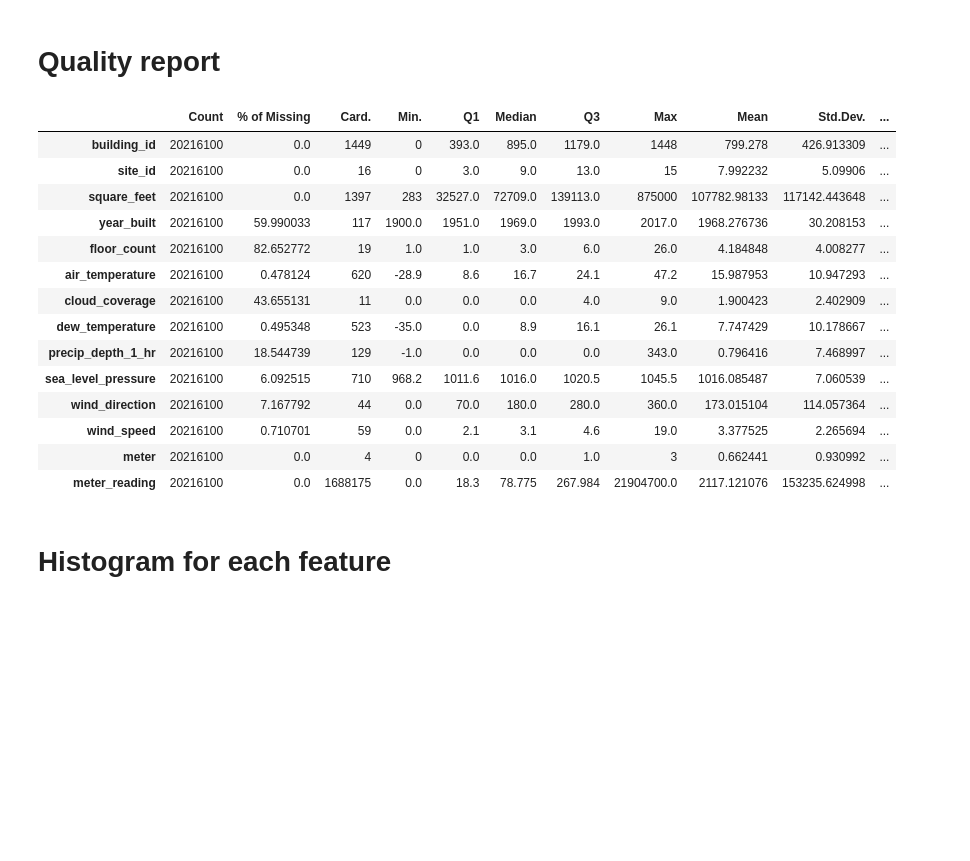
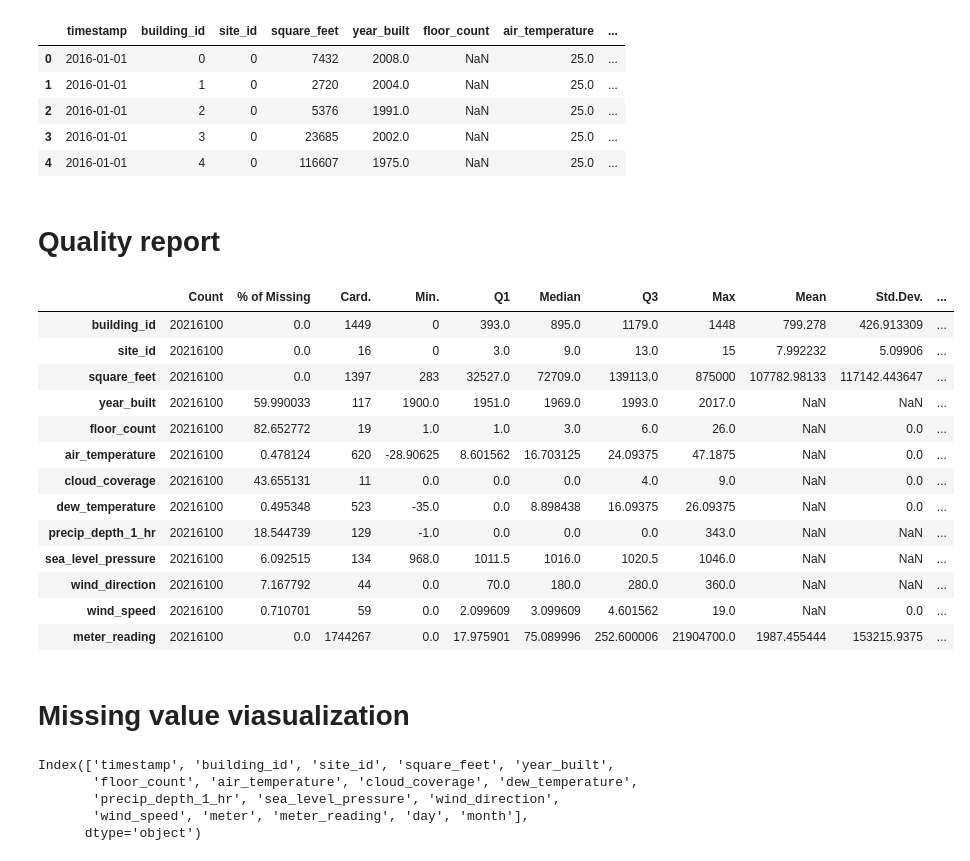
Before and after one commit to mimcclure/Datamining_spring2022_project, a Jupyter notebook: Datamining_project_Energyconsumption_2022spring_JinsuHong.ipynb, the cells around one changed output. Saved outputs shown, nothing was run; the diff lists cells and outputs as text; code cells hidden in the pictures; blank space fills up the shorter version.

```diff
--- a/Datamining_project_Energyconsumption_2022spring_JinsuHong.ipynb
+++ b/Datamining_project_Energyconsumption_2022spring_JinsuHong.ipynb
@@ -63,3 +158,0 @@ df_inner = pd.merge(df_train, df_meta, left_on='building_id', right_on='building
-# %%
-df_inner = df_inner[['building_id', 'timestamp','site_id', 'meter', 'meter_reading','primary_use', 'square_feet', 'year_built', 'floor_count']]
-df_inner
@@ -97,6 +165,13 @@ df_train_total
 # %%
-df = df_train_total[['building_id', 'timestamp', 'site_id',
+# To change column sequence
+df = df_train_total[['timestamp', 'building_id', 'site_id',
                      'square_feet', 'year_built', 'floor_count',
                      'air_temperature', 'cloud_coverage', 'dew_temperature',
                      'precip_depth_1_hr', 'sea_level_pressure', 'wind_direction',
                      'wind_speed', 'meter', 'meter_reading']]
+# To change timestamp to datetime
+df['timestamp'] = pd.to_datetime(df['timestamp'])
+df['day'] = df['timestamp'].dt.date
+df['month'] = df['timestamp'].dt.month
+
+df.info()
@@ -121,8 +201,25 @@ df.columns.tolist()
+# %%
+# To convert kBTU (meter 0 of site 0) into kWh
+# check detial information here(https://www.kaggle.com/c/ashrae-energy-prediction/discussion/119261)
+con1 = df['site_id']==0
+con2 = df['meter'] == 0
+df.loc[con1&con2,'meter_reading'] = df.loc[con1&con2,'meter_reading']/3.412
+# %%
+df.head()
+# %% [output]
+|  | timestamp | building_id | site_id | square_feet | year_built | floor_count | air_temperature | ... |
+| 0 | 2016-01-01 | 0 | 0 | 7432 | 2008.0 | NaN | 25.0 | ... |
+| 1 | 2016-01-01 | 1 | 0 | 2720 | 2004.0 | NaN | 25.0 | ... |
+| 2 | 2016-01-01 | 2 | 0 | 5376 | 1991.0 | NaN | 25.0 | ... |
+| 3 | 2016-01-01 | 3 | 0 | 23685 | 2002.0 | NaN | 25.0 | ... |
+| 4 | 2016-01-01 | 4 | 0 | 116607 | 1975.0 | NaN | 25.0 | ... |
 # %%
-df_check = df[['building_id','site_id','square_feet','year_built',
+# Data quality report for continuous features
+num_col_list = ['building_id','site_id','square_feet','year_built',
                'floor_count','air_temperature','cloud_coverage','dew_temperature',
                'precip_depth_1_hr', 'sea_level_pressure', 'wind_direction', 'wind_speed',
-               'meter','meter_reading']]
+               'meter_reading']
+df_check = df[num_col_list]
 
 dic_new_numerric = {}
 for (name, series) in df_check.iteritems():
@@ -132,27 +229,35 @@ for (name, series) in df_check.iteritems():
                               df[name].median(), df[name].quantile(0.75), # Median / Q3
                               df[name].max(), df[name].mean(), df[name].std()," "] # Max / Mean / Std.Dev / Notes
 
-df_new_num = pd.DataFrame(dic_new_numerric, index=['Count','% of Missing','Card.','Min.', 'Q1', 'Median', 'Q3', 'Max', 'Mean', 'Std.Dev.', "Notes"])
-df_new_num = df_new_num.transpose()
+df_qual_report = pd.DataFrame(dic_new_numerric, index=['Count','% of Missing','Card.','Min.', 'Q1', 'Median', 'Q3', 'Max', 'Mean', 'Std.Dev.', "Notes"])
+df_qual_report = df_qual_report.transpose()
-# %% [markdown]
-# Quality report
+# %% [markdown]
+# Quality report
 # %%
-df_new_num
+# To find high missing value and low cardinality
+df_qual_report
 # %% [output]
 |  | Count | % of Missing | Card. | Min. | Q1 | Median | Q3 | Max | Mean | Std.Dev. | ... |
 | building_id | 20216100 | 0.0 | 1449 | 0 | 393.0 | 895.0 | 1179.0 | 1448 | 799.278 | 426.913309 | ... |
 | site_id | 20216100 | 0.0 | 16 | 0 | 3.0 | 9.0 | 13.0 | 15 | 7.992232 | 5.09906 | ... |
-| square_feet | 20216100 | 0.0 | 1397 | 283 | 32527.0 | 72709.0 | 139113.0 | 875000 | 107782.98133 | 117142.443648 | ... |
-| year_built | 20216100 | 59.990033 | 117 | 1900.0 | 1951.0 | 1969.0 | 1993.0 | 2017.0 | 1968.276736 | 30.208153 | ... |
-| floor_count | 20216100 | 82.652772 | 19 | 1.0 | 1.0 | 3.0 | 6.0 | 26.0 | 4.184848 | 4.008277 | ... |
-| air_temperature | 20216100 | 0.478124 | 620 | -28.9 | 8.6 | 16.7 | 24.1 | 47.2 | 15.987953 | 10.947293 | ... |
-| cloud_coverage | 20216100 | 43.655131 | 11 | 0.0 | 0.0 | 0.0 | 4.0 | 9.0 | 1.900423 | 2.402909 | ... |
-| dew_temperature | 20216100 | 0.495348 | 523 | -35.0 | 0.0 | 8.9 | 16.1 | 26.1 | 7.747429 | 10.178667 | ... |
-| precip_depth_1_hr | 20216100 | 18.544739 | 129 | -1.0 | 0.0 | 0.0 | 0.0 | 343.0 | 0.796416 | 7.468997 | ... |
-| sea_level_pressure | 20216100 | 6.092515 | 710 | 968.2 | 1011.6 | 1016.0 | 1020.5 | 1045.5 | 1016.085487 | 7.060539 | ... |
-| wind_direction | 20216100 | 7.167792 | 44 | 0.0 | 70.0 | 180.0 | 280.0 | 360.0 | 173.015104 | 114.057364 | ... |
-| wind_speed | 20216100 | 0.710701 | 59 | 0.0 | 2.1 | 3.1 | 4.6 | 19.0 | 3.377525 | 2.265694 | ... |
-| meter | 20216100 | 0.0 | 4 | 0 | 0.0 | 0.0 | 1.0 | 3 | 0.662441 | 0.930992 | ... |
-| meter_reading | 20216100 | 0.0 | 1688175 | 0.0 | 18.3 | 78.775 | 267.984 | 21904700.0 | 2117.121076 | 153235.624998 | ... |
+| square_feet | 20216100 | 0.0 | 1397 | 283 | 32527.0 | 72709.0 | 139113.0 | 875000 | 107782.98133 | 117142.443647 | ... |
+| year_built | 20216100 | 59.990033 | 117 | 1900.0 | 1951.0 | 1969.0 | 1993.0 | 2017.0 | NaN | NaN | ... |
+| floor_count | 20216100 | 82.652772 | 19 | 1.0 | 1.0 | 3.0 | 6.0 | 26.0 | NaN | 0.0 | ... |
+| air_temperature | 20216100 | 0.478124 | 620 | -28.90625 | 8.601562 | 16.703125 | 24.09375 | 47.1875 | NaN | 0.0 | ... |
+| cloud_coverage | 20216100 | 43.655131 | 11 | 0.0 | 0.0 | 0.0 | 4.0 | 9.0 | NaN | 0.0 | ... |
+| dew_temperature | 20216100 | 0.495348 | 523 | -35.0 | 0.0 | 8.898438 | 16.09375 | 26.09375 | NaN | 0.0 | ... |
+| precip_depth_1_hr | 20216100 | 18.544739 | 129 | -1.0 | 0.0 | 0.0 | 0.0 | 343.0 | NaN | NaN | ... |
+| sea_level_pressure | 20216100 | 6.092515 | 134 | 968.0 | 1011.5 | 1016.0 | 1020.5 | 1046.0 | NaN | NaN | ... |
+| wind_direction | 20216100 | 7.167792 | 44 | 0.0 | 70.0 | 180.0 | 280.0 | 360.0 | NaN | NaN | ... |
+| wind_speed | 20216100 | 0.710701 | 59 | 0.0 | 2.099609 | 3.099609 | 4.601562 | 19.0 | NaN | 0.0 | ... |
+| meter_reading | 20216100 | 0.0 | 1744267 | 0.0 | 17.975901 | 75.089996 | 252.600006 | 21904700.0 | 1987.455444 | 153215.9375 | ... |
-# %% [markdown]
-# Histogram for each feature
+# %% [markdown]
+# Missing value viasualization
+# %%
+df.columns
+# %% [output]
+Index(['timestamp', 'building_id', 'site_id', 'square_feet', 'year_built',
+       'floor_count', 'air_temperature', 'cloud_coverage', 'dew_temperature',
+       'precip_depth_1_hr', 'sea_level_pressure', 'wind_direction',
+       'wind_speed', 'meter', 'meter_reading', 'day', 'month'],
+      dtype='object')
```
Also changed, not shown: parts of 54 cells of this notebook.
